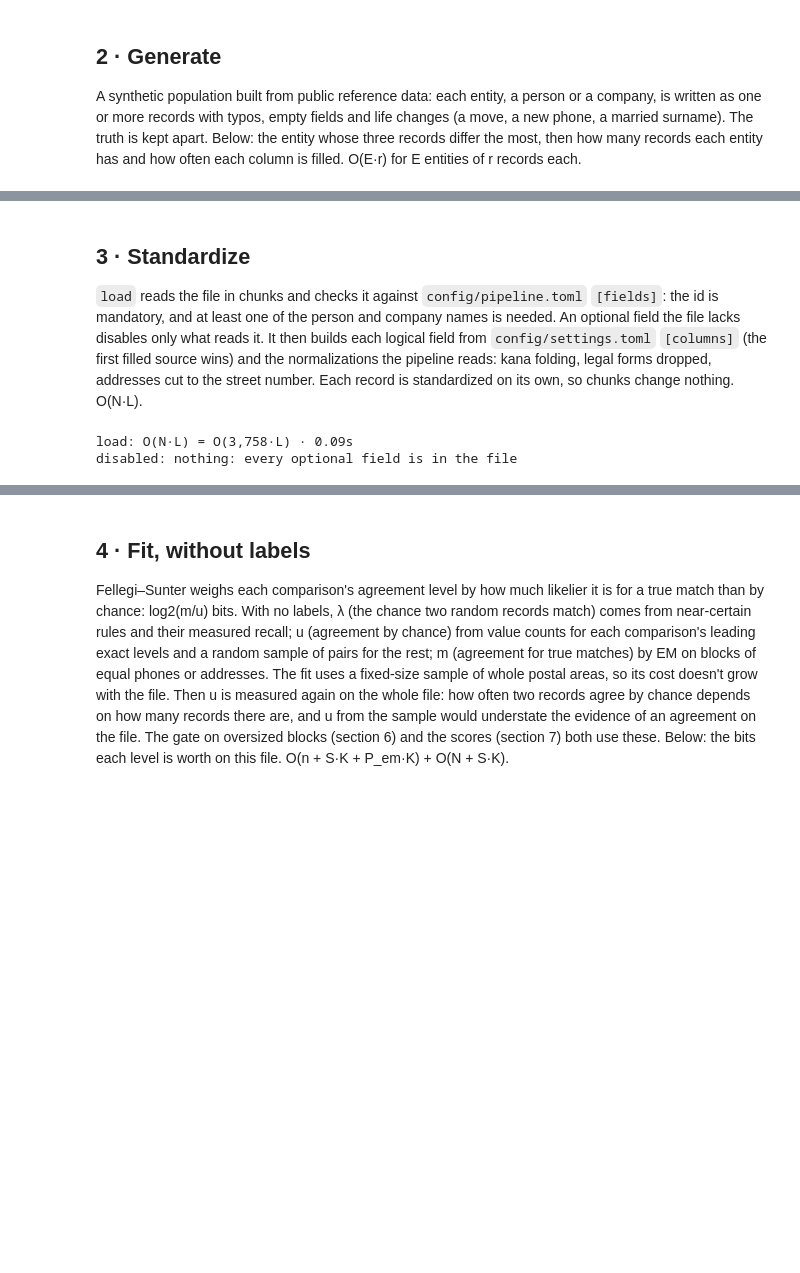
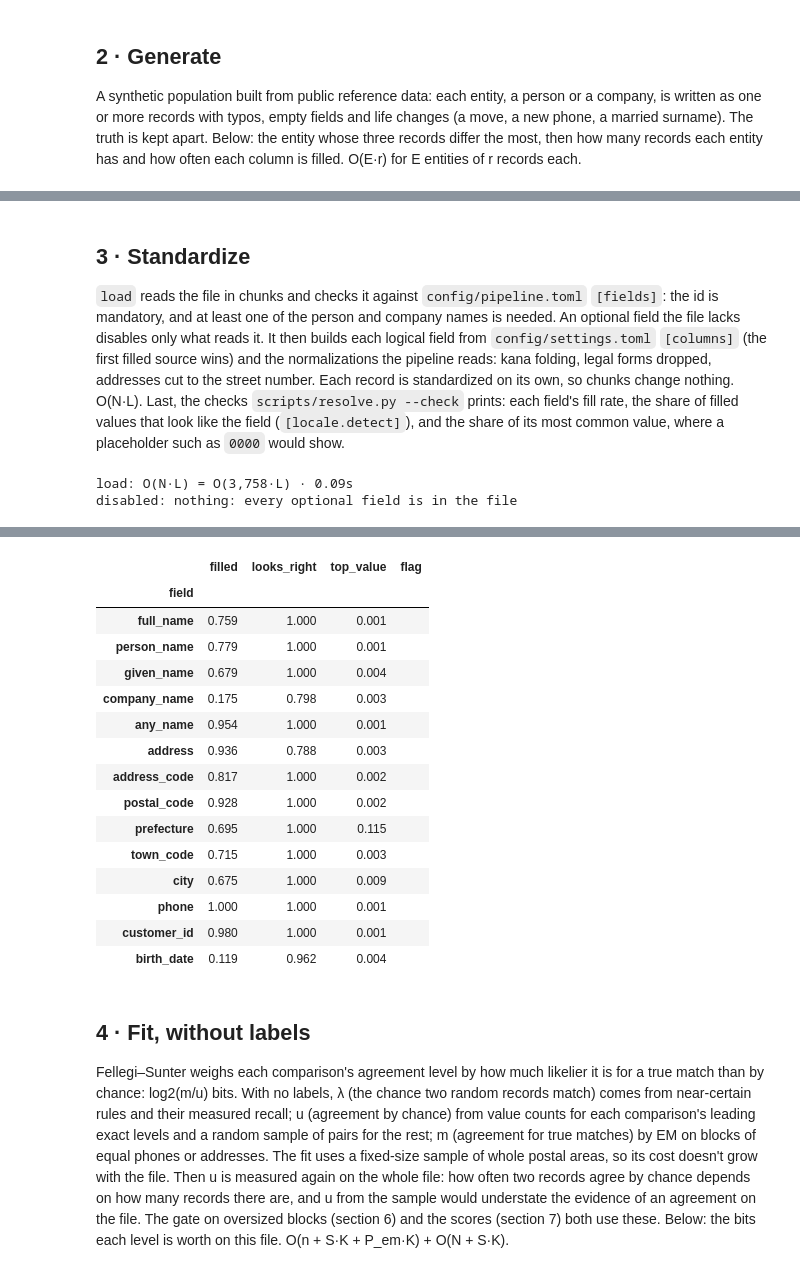
Before and after one commit to mvsbm/entity_matching, a Jupyter notebook: notebooks/demo.ipynb, the cells around one changed output, grey strips where cells are left out. Drawn from its saved outputs; the diff is of its cells as text; code cells hidden in the pictures; blank space fills up the shorter version.

```diff
--- a/notebooks/demo.ipynb
+++ b/notebooks/demo.ipynb
@@ -135,40 +135,59 @@ generate: O(E·r) = O(3,000 entities · their records) · 0.76s
 least one of the person and company names is needed. An optional field the file lacks disables only what reads it.
 It then builds each logical field from `config/settings.toml` `[columns]` (the first filled source wins) and the
 normalizations the pipeline reads: kana folding, legal forms dropped, addresses cut to the street number. Each record
-is standardized on its own, so chunks change nothing. O(N·L).
+is standardized on its own, so chunks change nothing. O(N·L). Last, the checks `scripts/resolve.py --check` prints:
+each field's fill rate, the share of filled values that look like the field (`[locale.detect]`), and the share of
+its most common value, where a placeholder such as `0000` would show.
 # %%
 run = Run(FINAL, S)
 run.load(DEMO / "records.parquet")
 done(run)
 print("disabled:", ", ".join(run.disabled) or "nothing: every optional field is in the file")
 std = run.con.sql("SELECT * FROM records").df().set_index(UID)
 
 display(std.loc[ex_ids, FIELDS])  # the entity above, in logical fields
 rows = []
 for field, chain in [("person_name", "fold"), ("company_name", "company"), ("address", "address")]:
     after = column_name(field, S.chains[chain])
     changed = std.loc[std[field].notna() & (std[field] != std[after]), [field, after]].head(3)
     rows.append(changed.set_axis(["before", "after"], axis=1).assign(field=field, normalization=" → ".join(S.chains[chain])))
 display(pd.concat(rows)[["field", "normalization", "before", "after"]])
+display(fill_rates(run, FIELDS).set_index("field").round(3))
 # %% [output]
 load: O(N·L) = O(3,758·L) · 0.09s
 disabled: nothing: every optional field is in the file
 |  | full_name | person_name | given_name | company_name | any_name | address | address_code | postal_code | ... |
 | CONT_ID |  |  |  |  |  |  |  |  | ... |
 | 0000000536 | クボウン | クボウン | ウン | NaN | クホウン | 福岡県春日市大谷9-18-9 | 9035229242 | 8160831 | ... |
 | 0000001247 | クボオン | クボオン | オン | NaN | クホオン | 福岡県京都郡苅田町松原町5-27 | 8037260253 | 8000301 | ... |
 | 0000001654 | クボウン | クボウン | ウン | NaN | クホウン | NaN | 9035229242 | 8160831 | ... |
 |  | field | normalization | before | after |
 | CONT_ID |  |  |  |  |
 | 0000000005 | person_name | kana_fold | タジツコーダイ | タシツコウタイ |
 | 0000000006 | person_name | kana_fold | マツザキトモアギ | マツサキトモアキ |
 | 0000000008 | person_name | kana_fold | ヨネクラギョーシン | ヨネクラキヨウシン |
 | 0000000007 | company_name | nfkc → strip_legal_form → kana_fold | イスズエンジンセイゾウホッカイドウカブシキガイシャ | イススエンシンセイソウホツカイトウ |
 | 0000000013 | company_name | nfkc → strip_legal_form → kana_fold | カブシキガイシャグラニツト | クラニツト |
 | 0000000017 | company_name | nfkc → strip_legal_form → kana_fold | ナルミヤインターナショナル | ナルミヤインタウナシヨナル |
 | 0000000002 | address | address | 神奈川県海老名市門沢橋2-23-5 | 海老名市門沢橋2-23-5 |
 | 0000000003 | address | address | 福島県福島市北町5-30 | 福島市北町5-30 |
 | 0000000004 | address | address | 佐賀県佐賀市12-26 | 佐賀市12-26 |
+|  | filled | looks_right | top_value | flag |
+| field |  |  |  |  |
+| full_name | 0.759 | 1.000 | 0.001 |  |
+| person_name | 0.779 | 1.000 | 0.001 |  |
+| given_name | 0.679 | 1.000 | 0.004 |  |
+| company_name | 0.175 | 0.798 | 0.003 |  |
+| any_name | 0.954 | 1.000 | 0.001 |  |
+| address | 0.936 | 0.788 | 0.003 |  |
+| address_code | 0.817 | 1.000 | 0.002 |  |
+| postal_code | 0.928 | 1.000 | 0.002 |  |
+| prefecture | 0.695 | 1.000 | 0.115 |  |
+| town_code | 0.715 | 1.000 | 0.003 |  |
+| city | 0.675 | 1.000 | 0.009 |  |
+| phone | 1.000 | 1.000 | 0.001 |  |
+| customer_id | 0.980 | 1.000 | 0.001 |  |
+| birth_date | 0.119 | 0.962 | 0.004 |  |
 # %% [markdown]
 ## 4 · Fit, without labels
 
```
Also changed, not shown: parts of 9 cells of this notebook, 16 other files.
